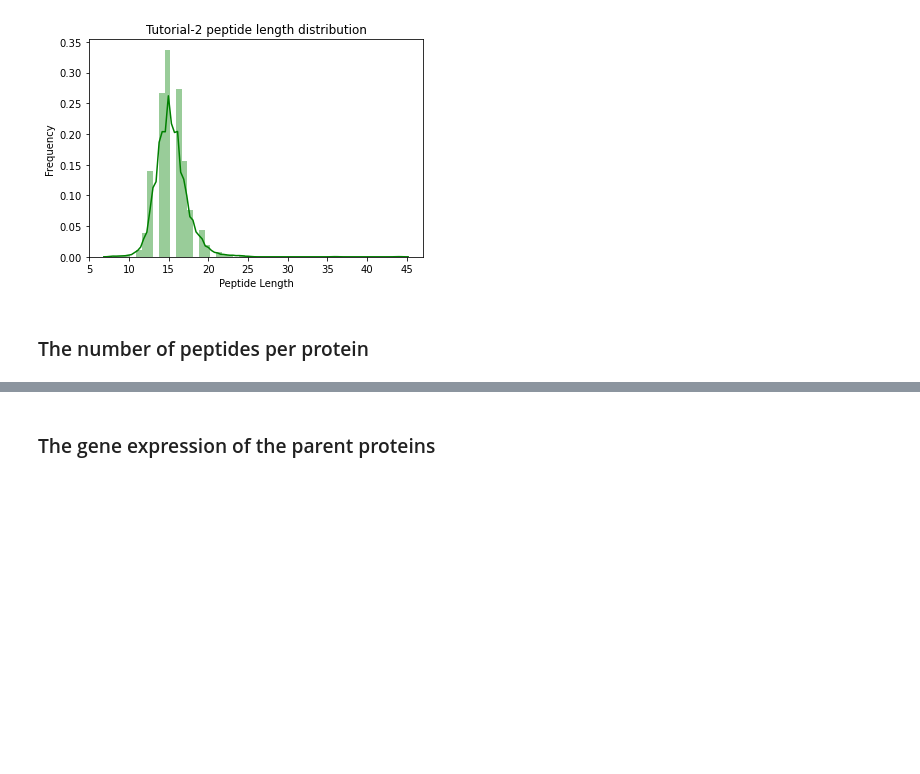
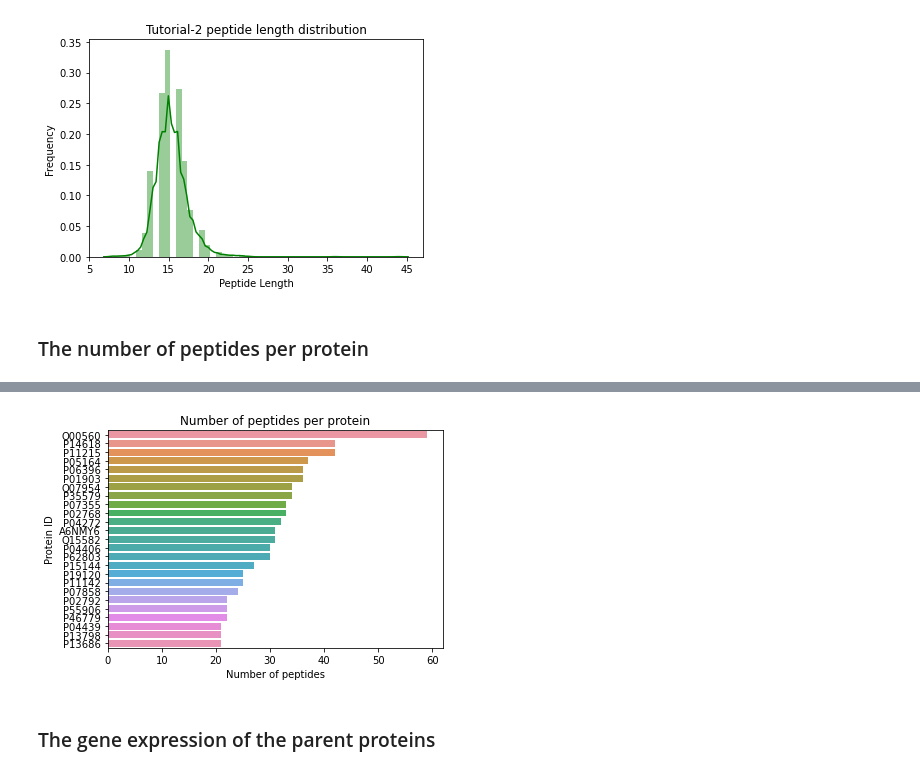
Before and after one commit to ikmb/iptoolkit, a Jupyter notebook: Tutorials/Tutorial_two_creating_an_experiment_object.ipynb, the cells around one changed output, grey strips where cells are left out. Drawn from its saved outputs; the diff is of its cells as text; code cells hidden in the pictures; blank space fills up the shorter version.

```diff
--- a/Tutorials/Tutorial_two_creating_an_experiment_object.ipynb
+++ b/Tutorials/Tutorial_two_creating_an_experiment_object.ipynb
@@ -105,6 +109,8 @@ NameError: name 'visualize_num_peptides_per_parent' is not defined
 # %%
 # we can also focus in the first-top 25 protein to get a clearer picture
-visualize_num_peptides_per_parent(num_per_protein,25)
+fig=plot_num_peptides_per_parent(num_per_protein,25)
+# %% [output]
+[figure, added]
 # %% [markdown]
 ### The gene expression of the parent proteins
 # %%
```
Also changed, not shown: parts of 34 cells of this notebook, 10 other files.
